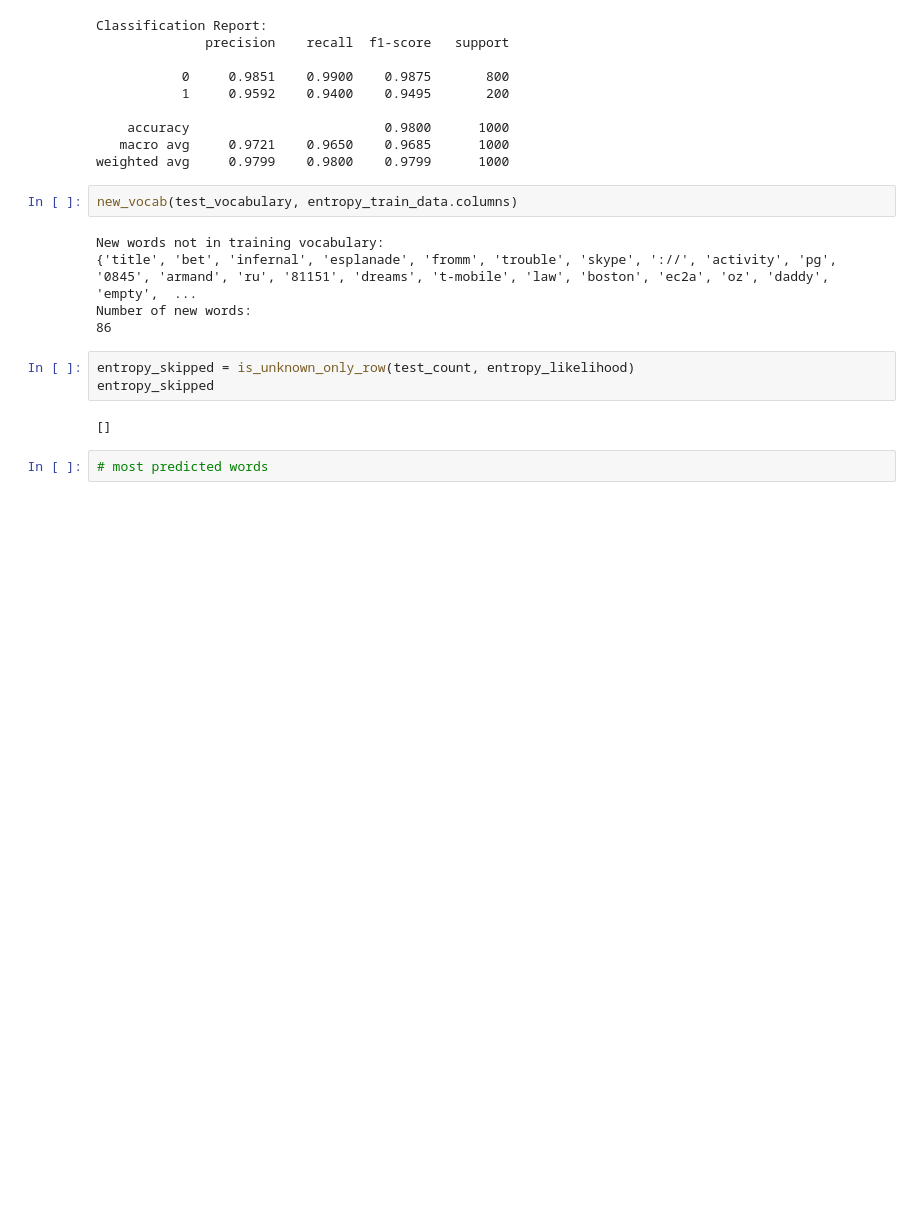
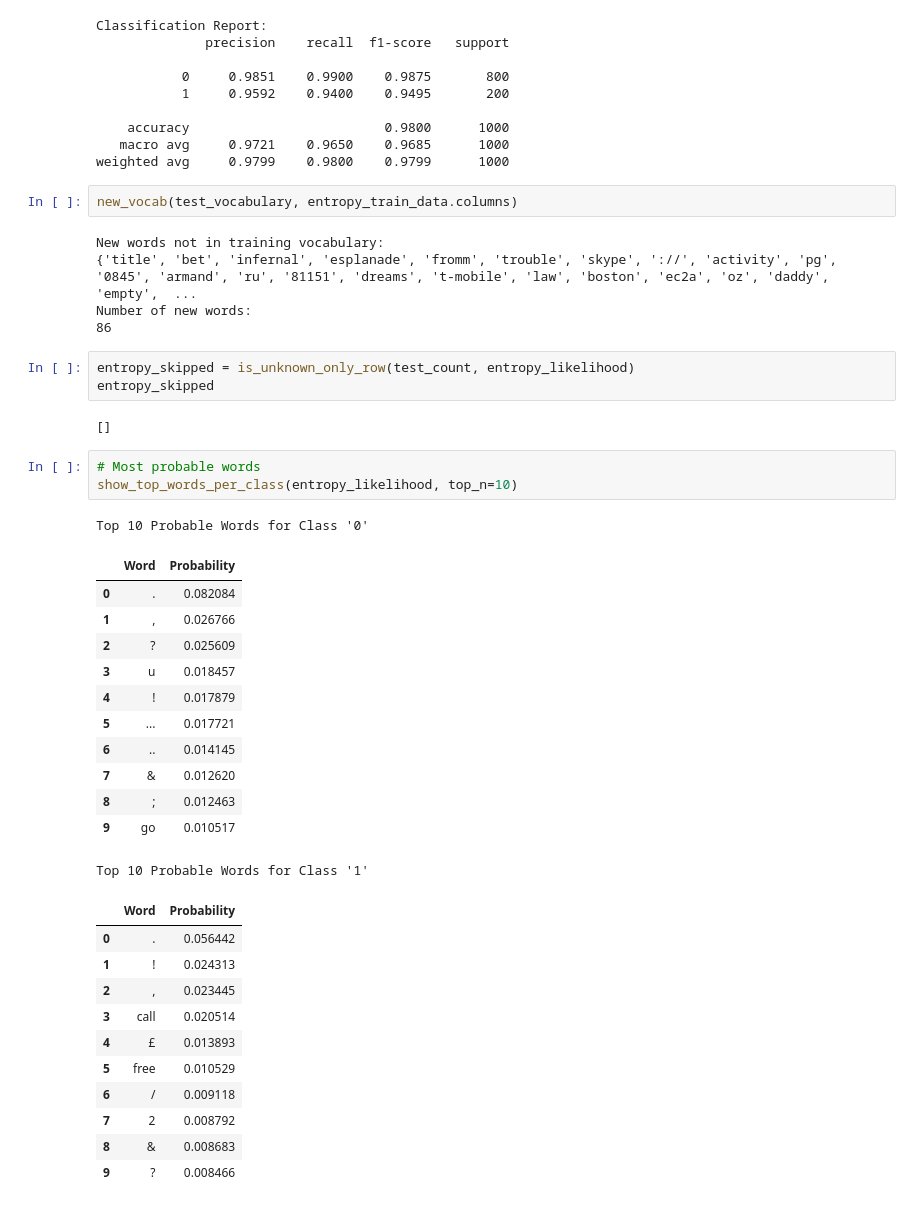
Before and after one commit to YubotKwng/Naive-Bayes-model-classifiying-spam-messages, a Jupyter notebook: COMP30027_2025_asst1_template.ipynb, the cells around one changed output. Cells and saved outputs as stored; diff of their text form; blank space fills up the shorter version.

```diff
--- a/COMP30027_2025_asst1_template.ipynb
+++ b/COMP30027_2025_asst1_template.ipynb
@@ -954,5 +896,31 @@ entropy_skipped = is_unknown_only_row(test_count, entropy_likelihood)
 entropy_skipped
 # %% [output]
 []
-# %%
-# most predicted words
+# %%
+# Most probable words
+show_top_words_per_class(entropy_likelihood, top_n=10)
+# %% [output]
+Top 10 Probable Words for Class '0'
+|  | Word | Probability |
+| 0 | . | 0.082084 |
+| 1 | , | 0.026766 |
+| 2 | ? | 0.025609 |
+| 3 | u | 0.018457 |
+| 4 | ! | 0.017879 |
+| 5 | ... | 0.017721 |
+| 6 | .. | 0.014145 |
+| 7 | & | 0.012620 |
+| 8 | ; | 0.012463 |
+| 9 | go | 0.010517 |
+Top 10 Probable Words for Class '1'
+|  | Word | Probability |
+| 0 | . | 0.056442 |
+| 1 | ! | 0.024313 |
+| 2 | , | 0.023445 |
+| 3 | call | 0.020514 |
+| 4 | £ | 0.013893 |
+| 5 | free | 0.010529 |
+| 6 | / | 0.009118 |
+| 7 | 2 | 0.008792 |
+| 8 | & | 0.008683 |
+| 9 | ? | 0.008466 |
```
Also changed, not shown: parts of 25 cells of this notebook.
